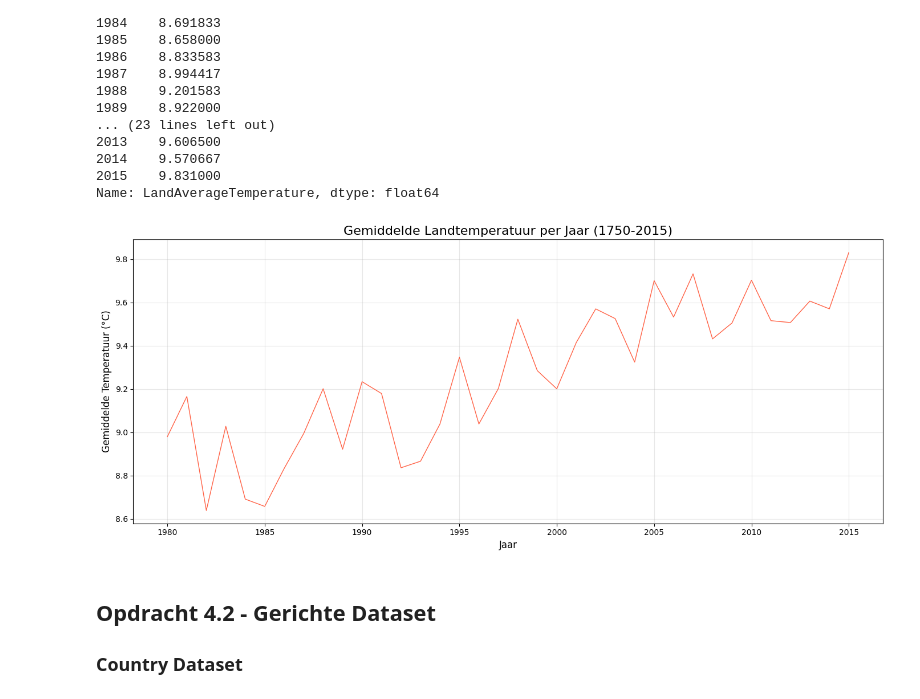
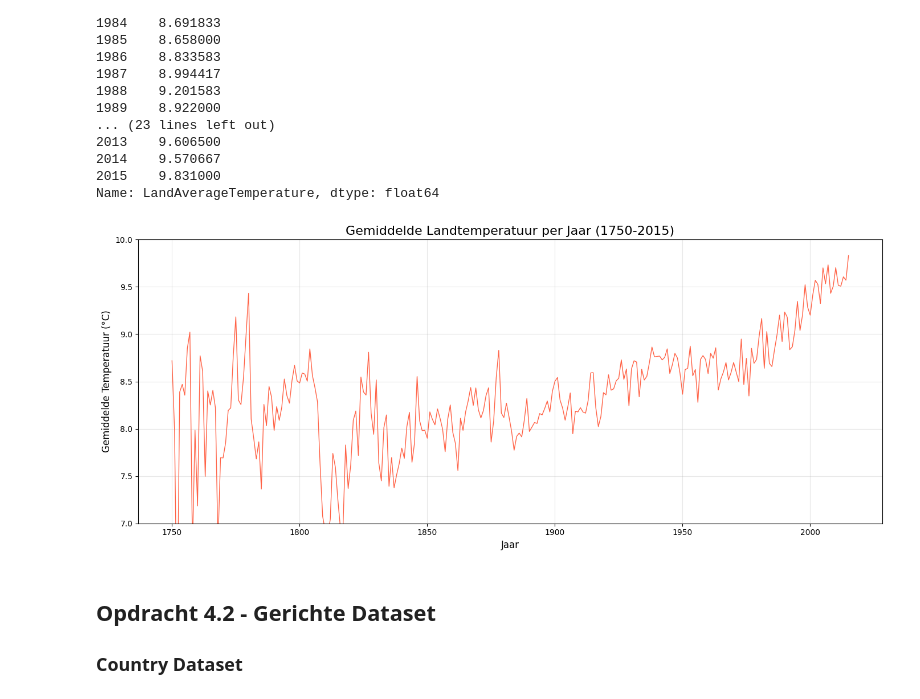
Before and after one commit to nestaschuler/climate_watch, a Jupyter notebook: Notebooks/klimaat_analyse.ipynb, the cells around one changed output. Cells and saved outputs as stored; diff of their text form; code cells hidden in the pictures.

```diff
--- a/Opdrachten.ipynb
+++ b/Notebooks/klimaat_analyse.ipynb
@@ -579,19 +546,24 @@ Name: LandAverageTemperature, dtype: float64
 # %%
 # === STAP 6.3: VISUALISATIE DISTRIBUTIE OVER DE JAREN ===
 
+# Jaar kolom aanmaken
+df_global["dt"] = pd.to_datetime(df_global["dt"])
+df_global["jaar"] = df_global["dt"].dt.year
+
+# Bereken opnieuw specifiek voor df_global
+per_jaar_global = df_global.groupby("jaar")["LandAverageTemperature"].mean()
+
 plt.figure(figsize=(14, 6))
-
-plt.plot(per_jaar.index, per_jaar.values, color="tomato", linewidth=1)
-
+plt.plot(per_jaar_global.index, per_jaar_global.values, color="tomato", linewidth=1)
 plt.title("Gemiddelde Landtemperatuur per Jaar (1750-2015)", fontsize=16)
 plt.xlabel("Jaar", fontsize=12)
 plt.ylabel("Gemiddelde Temperatuur (°C)", fontsize=12)
-
+plt.ylim(7, 10)
 plt.grid(True, alpha=0.3)
 plt.tight_layout()
 plt.show()
 # %% [output]
-[figure, old version]
+[figure, new version]
 # %% [markdown]
 ## Opdracht 4.2 - Gerichte Dataset
 ### Country Dataset
```
Also changed, not shown: parts of 3 cells of this notebook, 13 other files.
